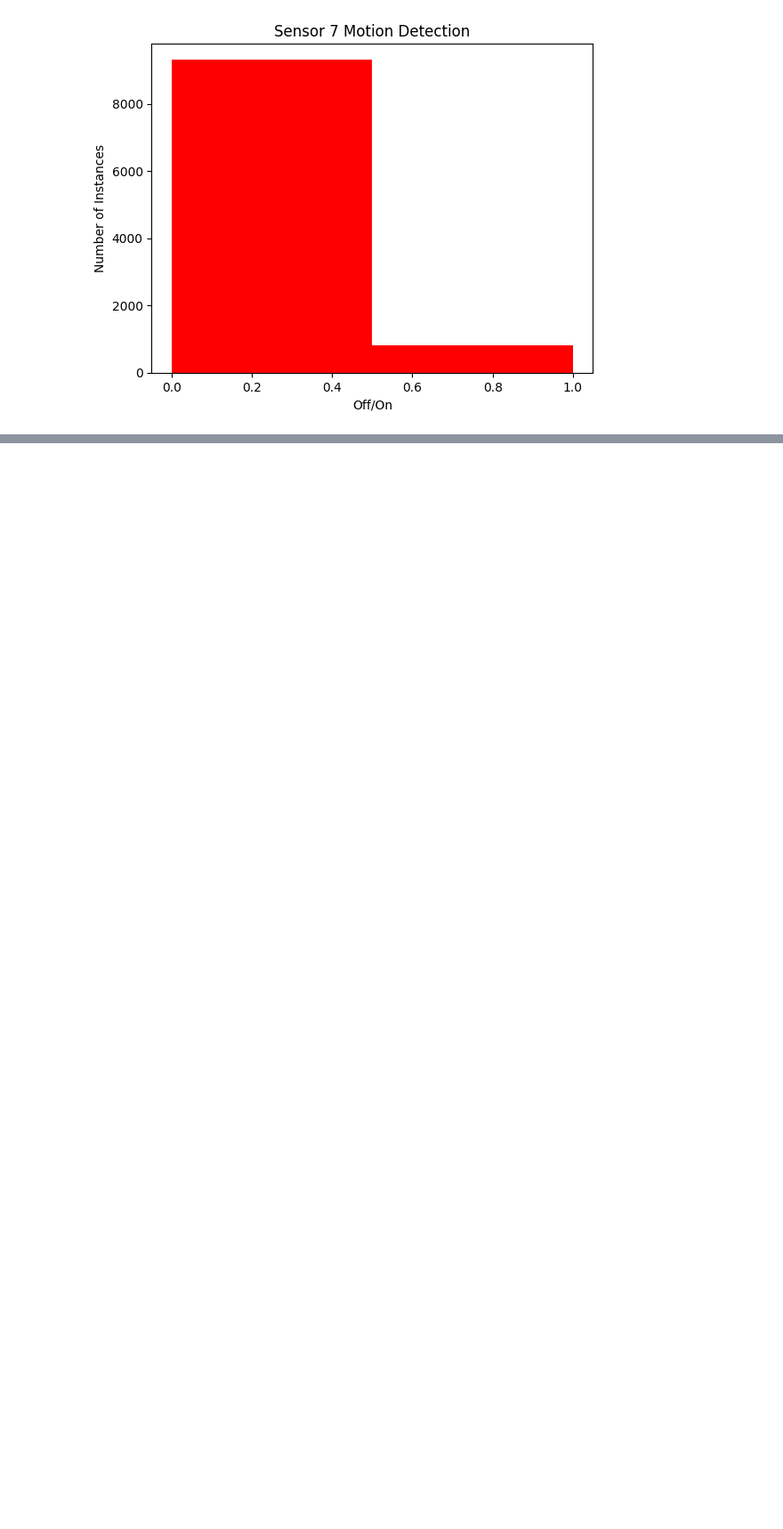
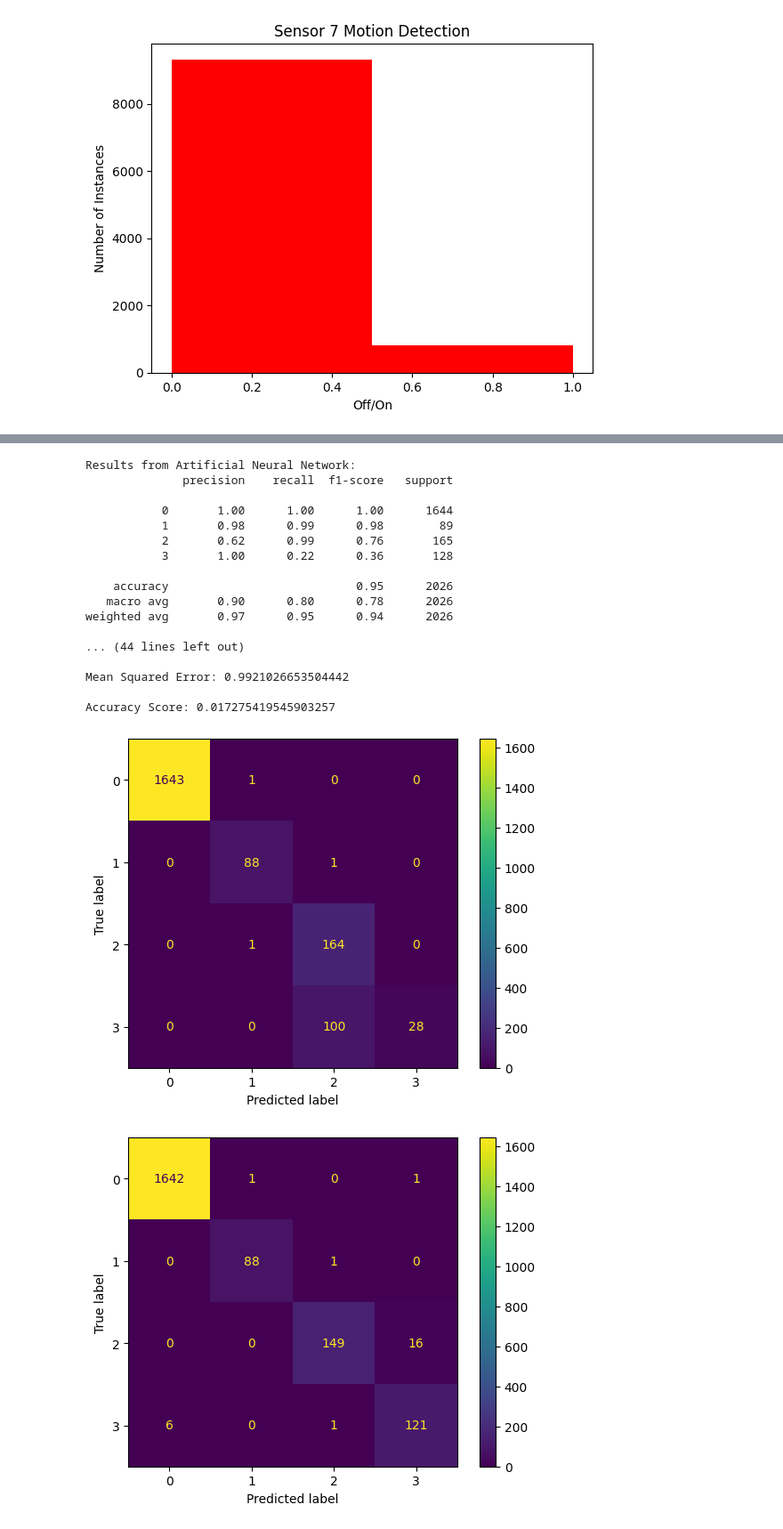
Before and after one commit to jordlim/ecs171project, a Jupyter notebook: occupancy.ipynb, the cells around one changed output, grey strips where cells are left out. Shown at 89% size. Cells and saved outputs as stored; diff of their text form; code cells hidden in the pictures; blank space fills up the shorter version.

```diff
--- a/occupancy.ipynb
+++ b/occupancy.ipynb
@@ -280,0 +405,30 @@ plt.show()
+# %%
+model_names = pd.DataFrame(models.keys())
+for i,r in enumerate(res):
+    model_name = model_names.iloc[i,0]
+    print(f'Results from {model_name}: ')
+    con_matrix, class_report, mse, accuracy = r # redefine results for loop
+    matrix_on_display = ConfusionMatrixDisplay(con_matrix).plot() # plot confusion matrix
+    print(class_report)
+    print(f'Mean Squared Error: {mse}\n')
+    print(f'Accuracy Score: {accuracy}')
+# %% [output]
+Results from Artificial Neural Network:
+              precision    recall  f1-score   support
+
+           0       1.00      1.00      1.00      1644
+           1       0.98      0.99      0.98        89
+           2       0.62      0.99      0.76       165
+           3       1.00      0.22      0.36       128
+
+    accuracy                           0.95      2026
+   macro avg       0.90      0.80      0.78      2026
+weighted avg       0.97      0.95      0.94      2026
+
+... (44 lines left out)
+
+Mean Squared Error: 0.9921026653504442
+
+Accuracy Score: 0.017275419545903257
+[figure, added]
+[figure, added]
```
Also changed, not shown: parts of 13 cells of this notebook.
